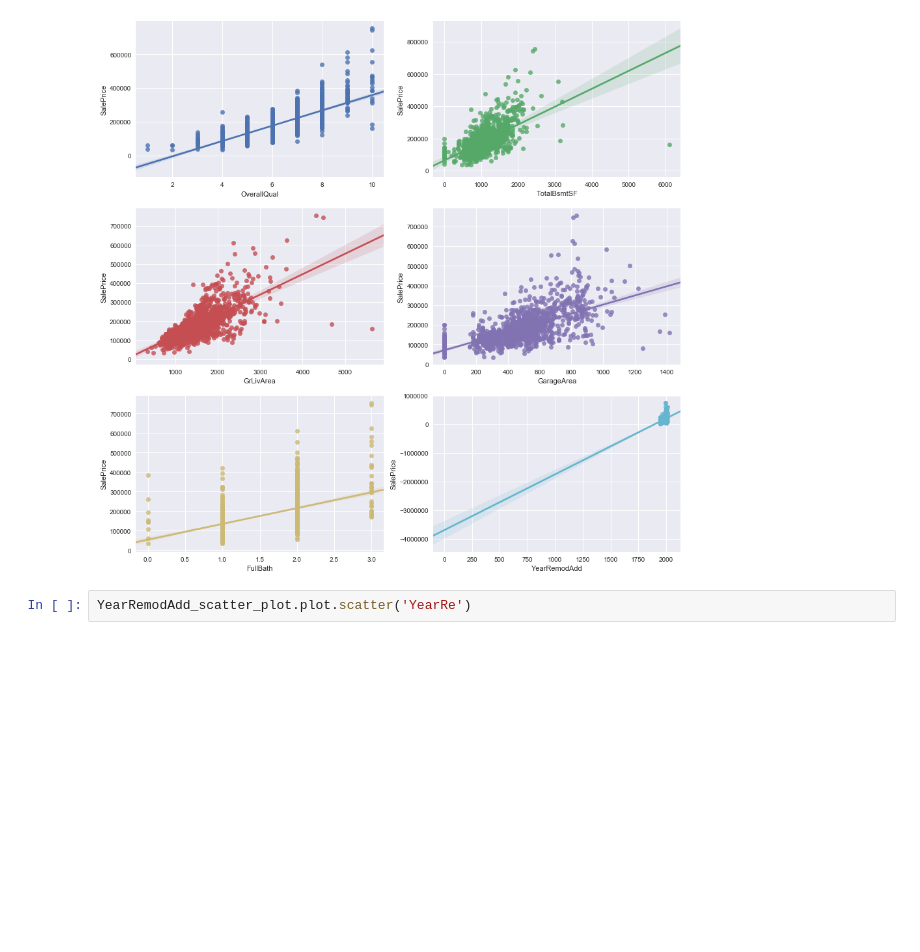
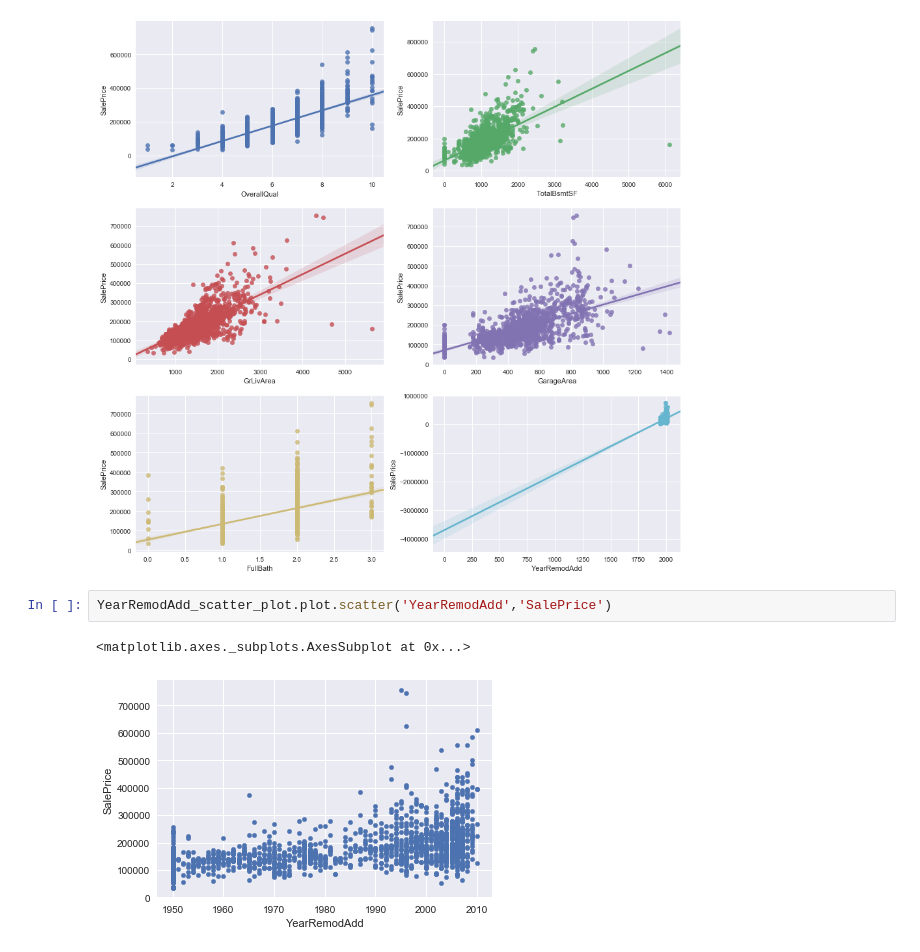
Before and after one commit to DongMinKim23/kaggle, a Jupyter notebook: HousePrices_2.ipynb, the cells around one changed output. Drawn from its saved outputs; the diff is of its cells as text; blank space fills up the shorter version.

```diff
--- a/HousePrices_2.ipynb
+++ b/HousePrices_2.ipynb
@@ -269,4 +269,7 @@ sns.regplot(x='YearRemodAdd',y='SalePrice',data=YearRemodAdd_scatter_plot,
 <matplotlib.axes._subplots.AxesSubplot at 0x...>
 [figure]
 # %%
-YearRemodAdd_scatter_plot.plot.scatter('YearRe')
+YearRemodAdd_scatter_plot.plot.scatter('YearRemodAdd','SalePrice')
+# %% [output]
+<matplotlib.axes._subplots.AxesSubplot at 0x...>
+[figure, added]
```
Also changed, not shown: parts of 4 cells of this notebook.
